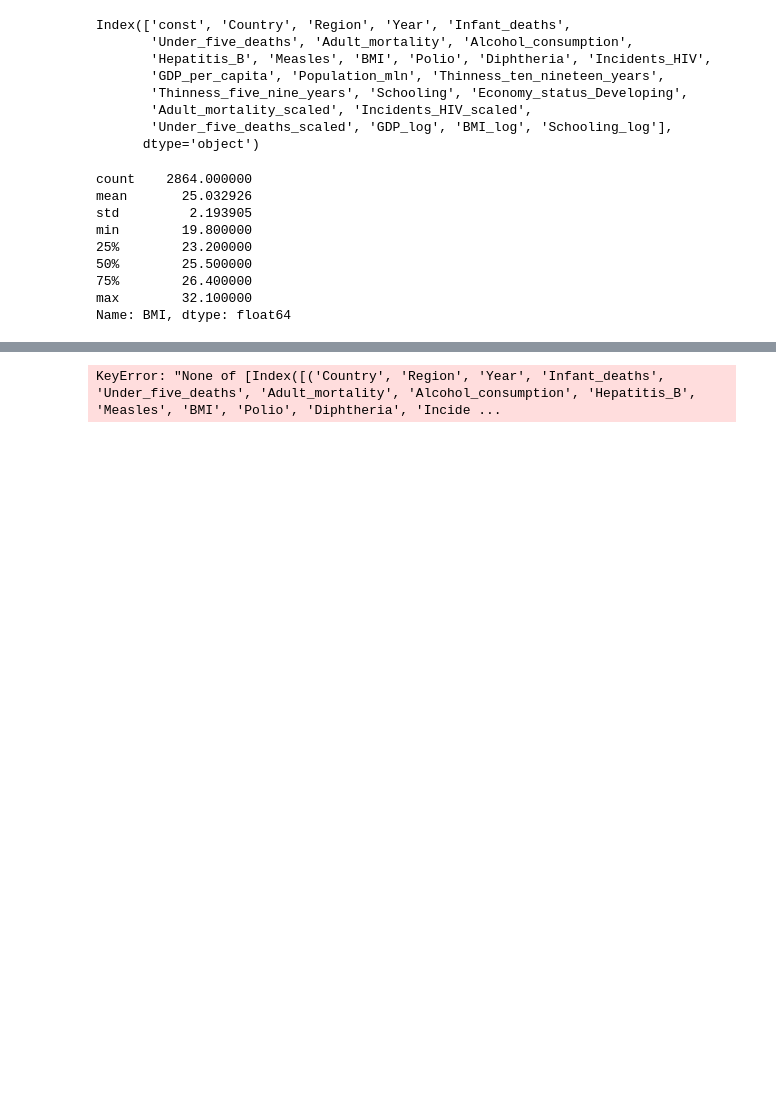
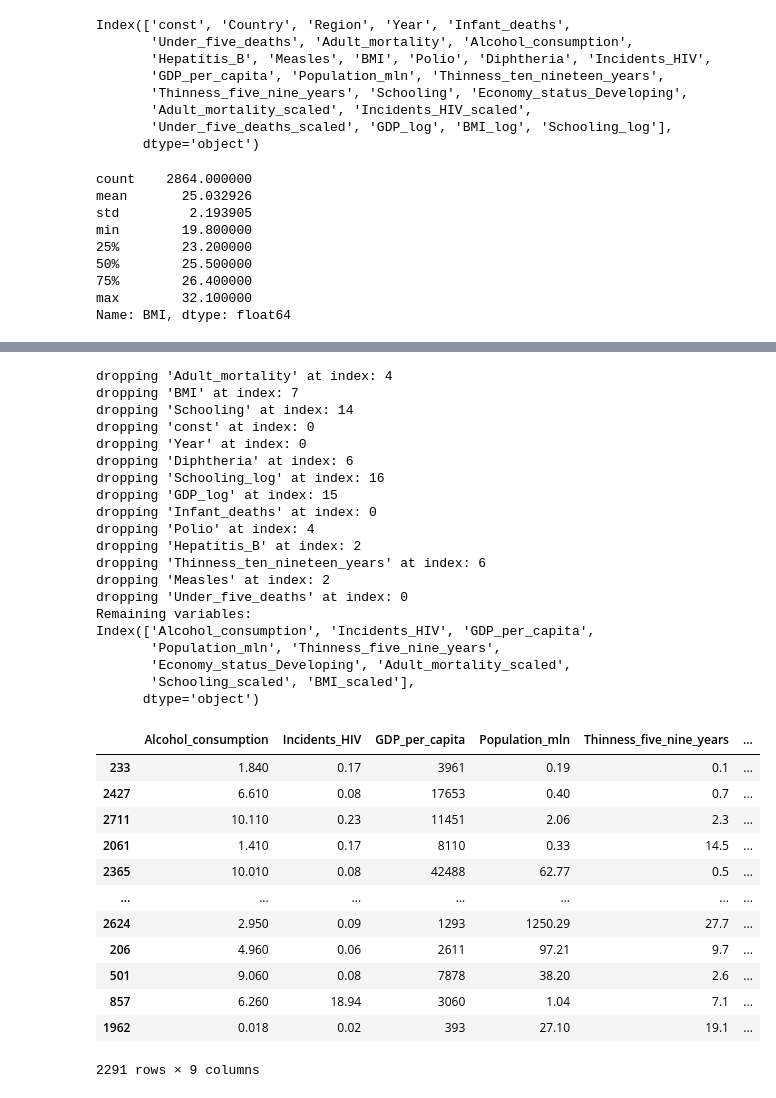
Before and after one commit to Diiamon/Def_WHO-life-, a Jupyter notebook: Egle.ipynb, the cells around one changed output, grey strips where cells are left out. Cells and saved outputs as stored; diff of their text form; code cells hidden in the pictures; blank space fills up the shorter version.

```diff
--- a/Egle.ipynb
+++ b/Egle.ipynb
@@ -498,4 +522,43 @@ Index(['Country', 'Region', 'Year', 'Infant_deaths', 'Under_five_deaths',
+# %%
+cols = ['const', 'Year', 'Infant_deaths',
+       'Under_five_deaths', 'Adult_mortality', 'Alcohol_consumption',
+       'Hepatitis_B', 'Measles', 'BMI', 'Polio', 'Diphtheria', 'Incidents_HIV',
+       'GDP_per_capita', 'Population_mln', 'Thinness_ten_nineteen_years',
+       'Thinness_five_nine_years', 'Schooling', 'Economy_status_Developing',
+       'Adult_mortality_scaled', 'Schooling_scaled', 'BMI_scaled', 'GDP_log', 'Schooling_log']
 # %%
-calculate_vif(X_train[[cols]])
+calculate_vif(X_train[cols])
 # %% [output]
-KeyError: "None of [Index([('Country', 'Region', 'Year', 'Infant_deaths', 'Under_five_deaths', 'Adult_mortality', 'Alcohol_consumption', 'Hepatitis_B', 'Measles', 'BMI', 'Polio', 'Diphtheria', 'Incide ...
+dropping 'Adult_mortality' at index: 4
+dropping 'BMI' at index: 7
+dropping 'Schooling' at index: 14
+dropping 'const' at index: 0
+dropping 'Year' at index: 0
+dropping 'Diphtheria' at index: 6
+dropping 'Schooling_log' at index: 16
+dropping 'GDP_log' at index: 15
+dropping 'Infant_deaths' at index: 0
+dropping 'Polio' at index: 4
+dropping 'Hepatitis_B' at index: 2
+dropping 'Thinness_ten_nineteen_years' at index: 6
+dropping 'Measles' at index: 2
+dropping 'Under_five_deaths' at index: 0
+Remaining variables:
+Index(['Alcohol_consumption', 'Incidents_HIV', 'GDP_per_capita',
+       'Population_mln', 'Thinness_five_nine_years',
+       'Economy_status_Developing', 'Adult_mortality_scaled',
+       'Schooling_scaled', 'BMI_scaled'],
+      dtype='object')
+|  | Alcohol_consumption | Incidents_HIV | GDP_per_capita | Population_mln | Thinness_five_nine_years | ... |
+| 233 | 1.840 | 0.17 | 3961 | 0.19 | 0.1 | ... |
+| 2427 | 6.610 | 0.08 | 17653 | 0.40 | 0.7 | ... |
+| 2711 | 10.110 | 0.23 | 11451 | 2.06 | 2.3 | ... |
+| 2061 | 1.410 | 0.17 | 8110 | 0.33 | 14.5 | ... |
+| 2365 | 10.010 | 0.08 | 42488 | 62.77 | 0.5 | ... |
+| ... | ... | ... | ... | ... | ... | ... |
+| 2624 | 2.950 | 0.09 | 1293 | 1250.29 | 27.7 | ... |
+| 206 | 4.960 | 0.06 | 2611 | 97.21 | 9.7 | ... |
+| 501 | 9.060 | 0.08 | 7878 | 38.20 | 2.6 | ... |
+| 857 | 6.260 | 18.94 | 3060 | 1.04 | 7.1 | ... |
+| 1962 | 0.018 | 0.02 | 393 | 27.10 | 19.1 | ... |
+2291 rows × 9 columns
```
Also changed, not shown: parts of 9 cells of this notebook, 2 other files.
